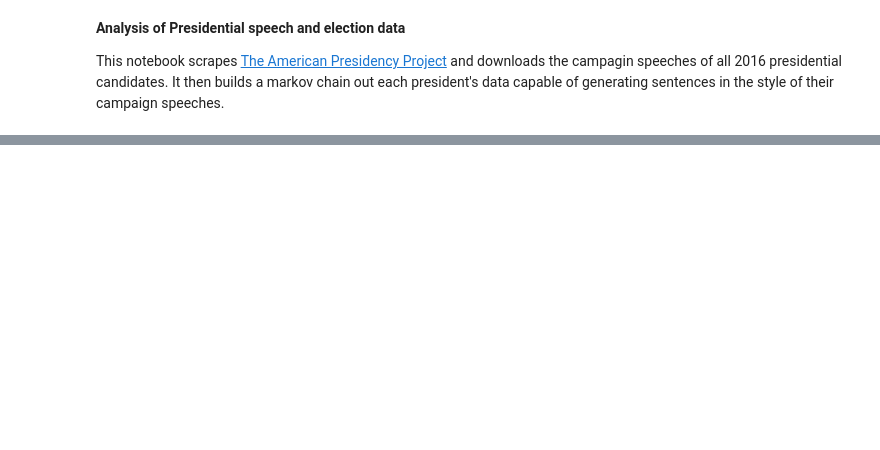
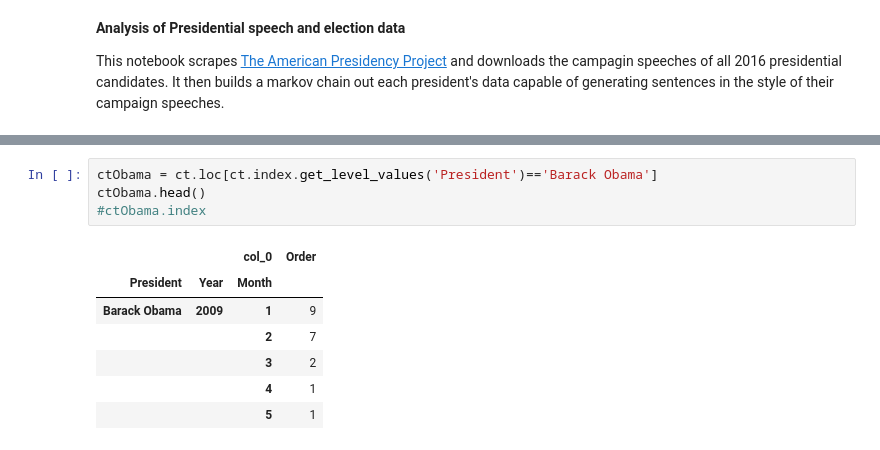
Before and after one commit to nickk752/presidential-data-science, a Jupyter notebook: PresidentAnalysis.ipynb, the cells around one changed output, grey strips where cells are left out. Drawn from its saved outputs; the diff is of its cells as text; blank space fills up the shorter version.

```diff
--- a/PresidentAnalysis.ipynb
+++ b/PresidentAnalysis.ipynb
@@ -143,0 +221,12 @@ import tensorflow as tf
+# %%
+ctObama = ct.loc[ct.index.get_level_values('President')=='Barack Obama']
+ctObama.head()
+#ctObama.index
+# %% [output]
+|  |  | col_0 | Order |
+| President | Year | Month |  |
+| Barack Obama | 2009 | 1 | 9 |
+|  |  | 2 | 7 |
+|  |  | 3 | 2 |
+|  |  | 4 | 1 |
+|  |  | 5 | 1 |
```
Also changed, not shown: parts of 23 cells of this notebook, 6 other files.
